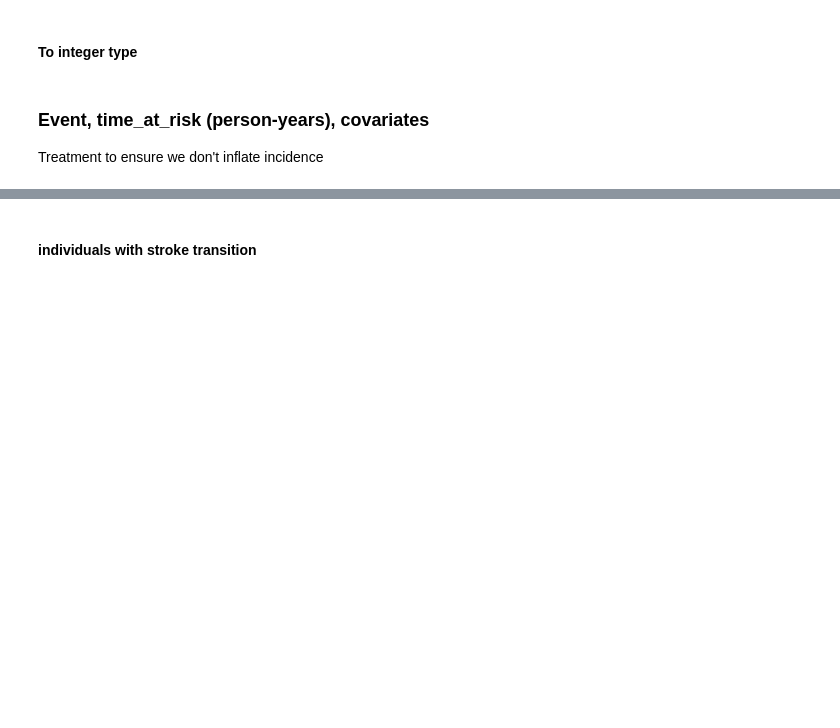
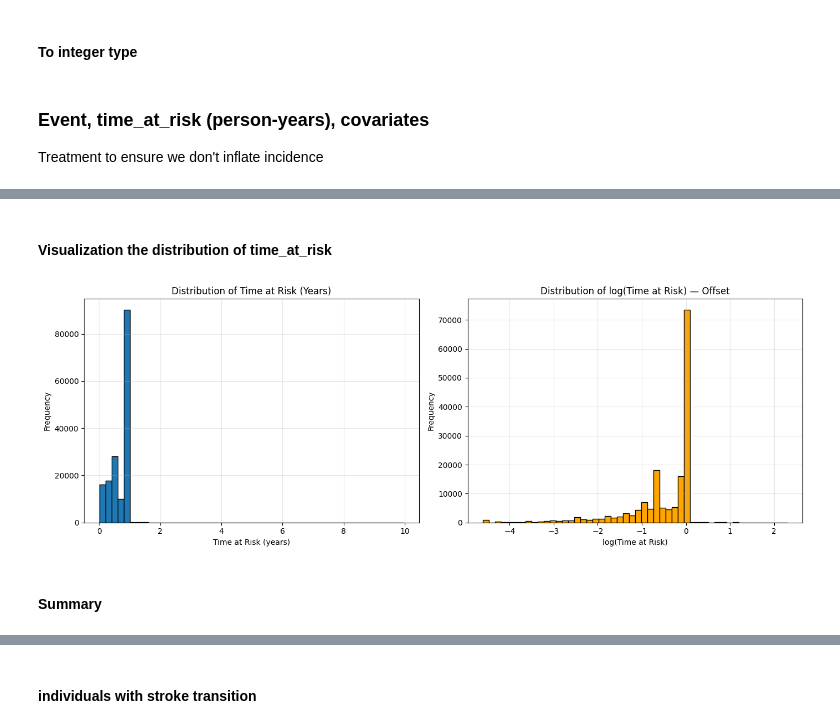
Before and after one commit to dmainagithub/stroke-work, a Jupyter notebook: notebooks/stroke_poisson_model_nairobi.ipynb, the cells around one changed output, grey strips where cells are left out. Cells and saved outputs as stored; diff of their text form; code cells hidden in the pictures; blank space fills up the shorter version.

```diff
--- a/notebooks/stroke_poisson_model_nairobi.ipynb
+++ b/notebooks/stroke_poisson_model_nairobi.ipynb
@@ -210,0 +243,32 @@ Before
+# %% [markdown]
+#### Visualization the distribution of time_at_risk
+# %%
+import matplotlib.pyplot as plt
+import numpy as np
+
+plt.figure(figsize=(14, 5))
+
+# Raw distribution
+plt.subplot(1, 2, 1)
+plt.hist(df['time_at_risk'], bins=50, edgecolor='k')
+plt.title('Distribution of Time at Risk (Years)')
+plt.xlabel('Time at Risk (years)')
+plt.ylabel('Frequency')
+plt.grid(True, alpha=0.3)
+
+# Log-transformed (offset)
+plt.subplot(1, 2, 2)
+plt.hist(np.log(df['time_at_risk'][df['time_at_risk'] > 0]), bins=50, edgecolor='k', color='orange')
+plt.title('Distribution of log(Time at Risk) — Offset')
+plt.xlabel('log(Time at Risk)')
+plt.ylabel('Frequency')
+plt.grid(True, alpha=0.3)
+
+plt.tight_layout()
+fig_path = os.path.join(output_dir, 'site_specific_time_at_risk_dist.png')
+plt.savefig(fig_path, dpi=300, bbox_inches='tight')
+plt.show()
+# %% [output]
+[figure, added]
+# %% [markdown]
+#### Summary
```
Also changed, not shown: parts of 22 cells of this notebook, 1 other file.
